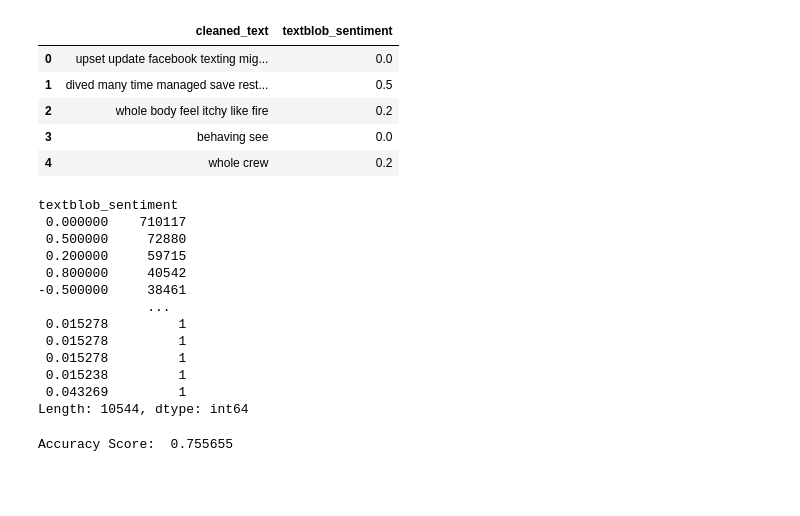
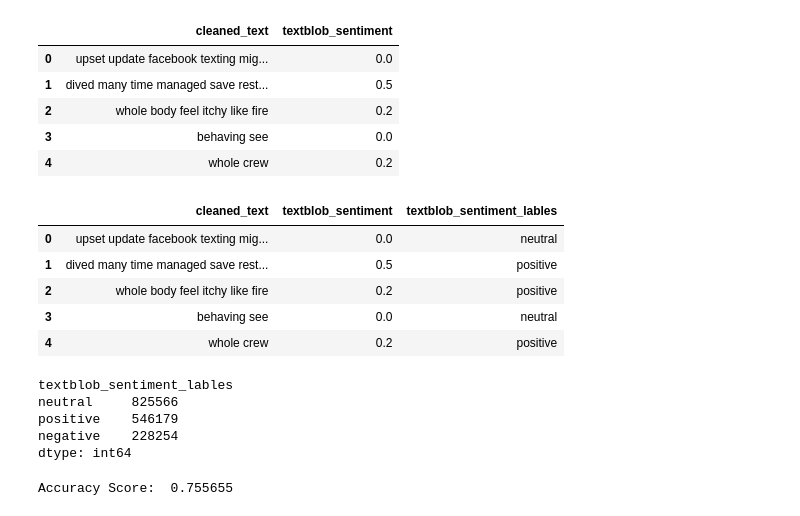
Before and after one commit to StuartMBrown/proj4-repo, a Jupyter notebook: code/text_blob_sentiment_analysis.ipynb, the cells around one changed output. Drawn from its saved outputs; the diff is of its cells as text; code cells hidden in the pictures; blank space fills up the shorter version.

Commit message:
updated textblob code

```diff
--- a/code/text_blob_sentiment_analysis.ipynb
+++ b/code/text_blob_sentiment_analysis.ipynb
@@ -39,5 +36,3 @@ memory usage: 61.0+ MB
-# %%
-df = df.drop(columns=['id', 'user', 'date'])
 # %%
 # Pre-proccess data.
 import nltk
@@ -135,7 +130,9 @@ F1 Score: 0.7340973573064117
 # %%
 # Define a function to perform sentiment analysis using TextBlob and convert to labels
 def analyze_sentiment_blob(text):
-    analysis = TextBlob(text)
+    if isinstance(text, float):
+        return 'neutral'
+    analysis = TextBlob(str(text))
     return analysis.sentiment.polarity
 
 
@@ -150,19 +147,36 @@ text_blob_df.head()
 | 2 | whole body feel itchy like fire | 0.2 |
 | 3 | behaving see | 0.0 |
 | 4 | whole crew | 0.2 |
+# %%
+# Define a function to perform sentiment analysis using TextBlob and convert to labels
+def analyze_sentiment_blob(text):
+    if isinstance(text, float):
+        return 'neutral'
+    analysis = TextBlob(str(text))
+    polarity = analysis.sentiment.polarity
+    if polarity > 0.1:
+        return 'positive'
+    elif polarity < -0.1:
+        return 'negative'
+    else:
+        return 'neutral'
+
+# Apply the function to the 'cleaned_text' column and create a new column 'textblob_sentiment'
+text_blob_df['textblob_sentiment_lables'] = text_blob_df['cleaned_text'].apply(analyze_sentiment_blob)
+
+text_blob_df.head()
+# %% [output]
+|  | cleaned_text | textblob_sentiment | textblob_sentiment_lables |
+| 0 | upset update facebook texting mig... | 0.0 | neutral |
+| 1 | dived many time managed save rest... | 0.5 | positive |
+| 2 | whole body feel itchy like fire | 0.2 | positive |
+| 3 | behaving see | 0.0 | neutral |
+| 4 | whole crew | 0.2 | positive |
 # %%
-text_blob_df.value_counts('textblob_sentiment')
+text_blob_df.value_counts('textblob_sentiment_lables')
 # %% [output]
-textblob_sentiment
- 0.000000    710117
- 0.500000     72880
- 0.200000     59715
- 0.800000     40542
--0.500000     38461
-              ...
- 0.015278         1
- 0.015278         1
- 0.015278         1
- 0.015238         1
- 0.043269         1
-Length: 10544, dtype: int64
+textblob_sentiment_lables
+neutral     825566
+positive    546179
+negative    228254
+dtype: int64
```
Also changed, not shown: parts of 3 cells of this notebook, 2 other files.
